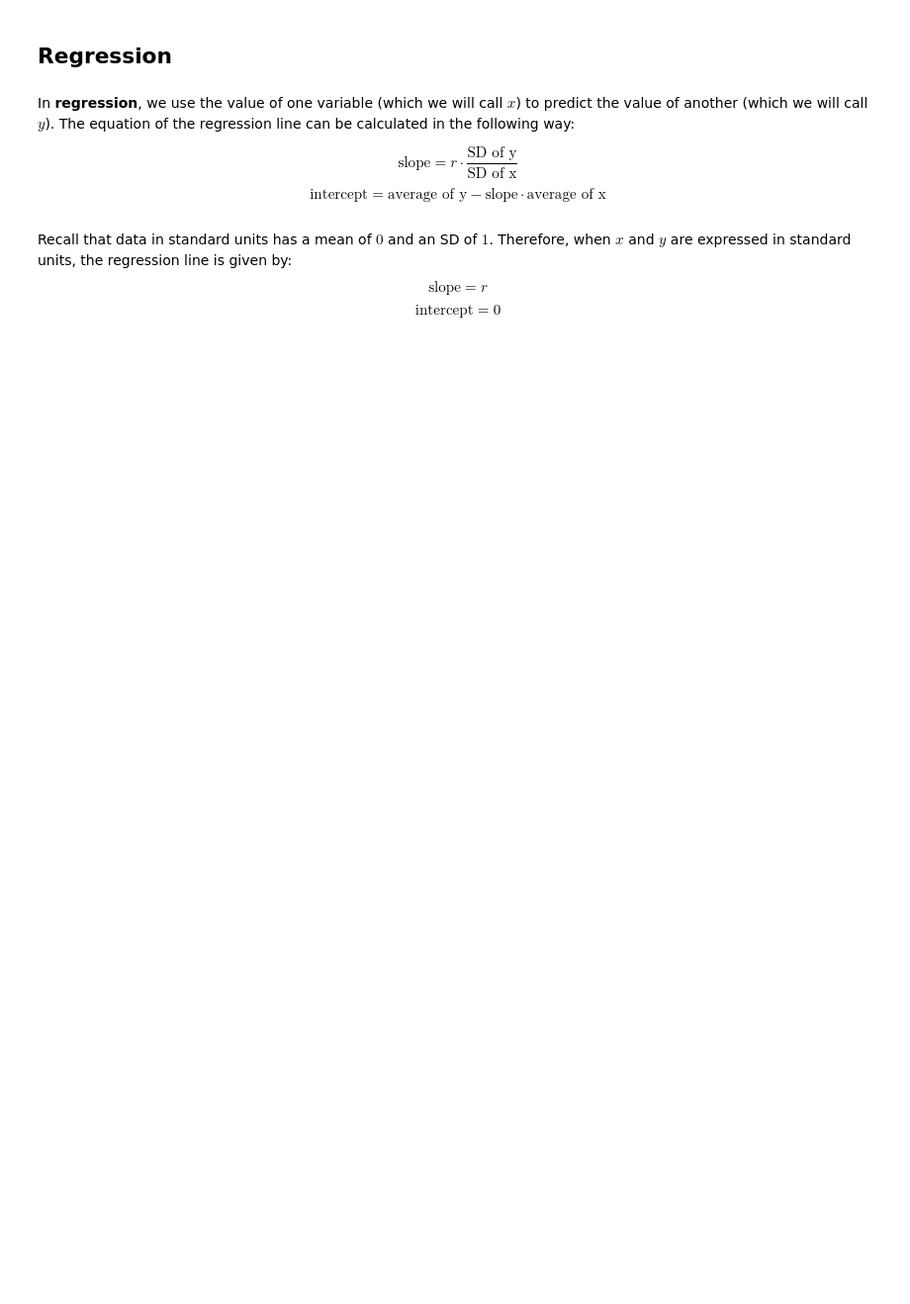
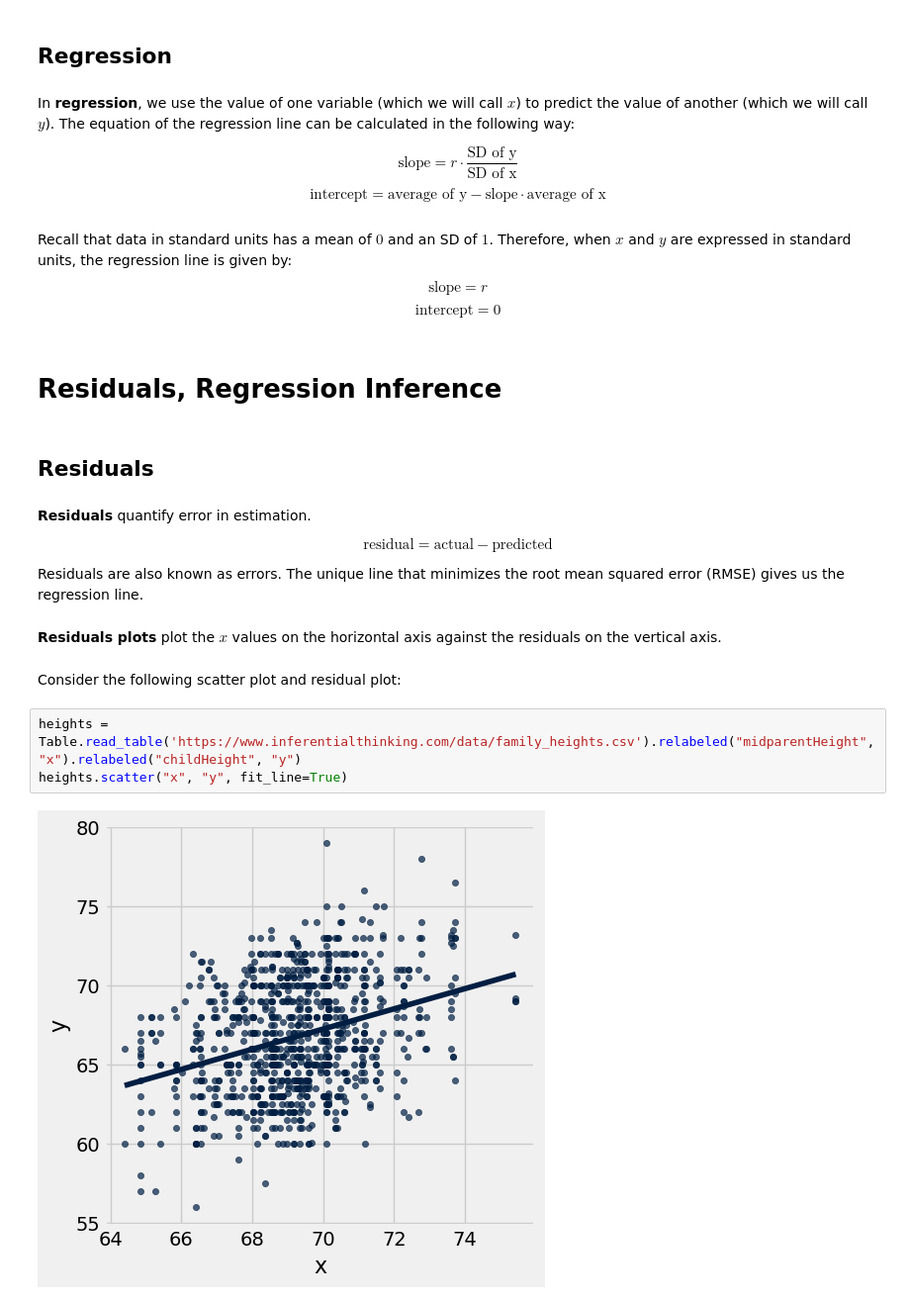
Before and after one commit to samuelBobick/d8-mini-lectures, a Jupyter notebook: mini-lectures.ipynb, the cells around one changed output. Shown at 99% size. Drawn from its saved outputs; the diff is of its cells as text; blank space fills up the shorter version.

```diff
--- a/mini-lectures.ipynb
+++ b/mini-lectures.ipynb
@@ -492,3 +493,22 @@ $$\text{intercept} = \text{average of y} - \text{slope} \cdot \text{average of x
 Recall that data in standard units has a mean of $0$ and an SD of $1$. Therefore, when $x$ and $y$ are expressed in standard units, the regression line is given by:
 $$\text{slope} = r$$
 $$\text{intercept} = 0$$
+# %% [markdown]
+# Residuals, Regression Inference
+# %% [markdown]
+## Residuals
+# %% [markdown]
+**Residuals** quantify error in estimation.
+
+$$\text{residual} = \text{actual} - \text{predicted}$$
+
+Residuals are also known as errors. The unique line that minimizes the root mean squared error (RMSE) gives us the regression line.
+# %% [markdown]
+**Residuals plots** plot the $x$ values on the horizontal axis against the residuals on the vertical axis.
+# %% [markdown]
+Consider the following scatter plot and residual plot:
+# %%
+heights = Table.read_table('https://www.inferentialthinking.com/data/family_heights.csv').relabeled("midparentHeight", "x").relabeled("childHeight", "y")
+heights.scatter("x", "y", fit_line=True)
+# %% [output]
+[figure, added]
```
Also changed, not shown: parts of 24 cells of this notebook, 3 other files.
